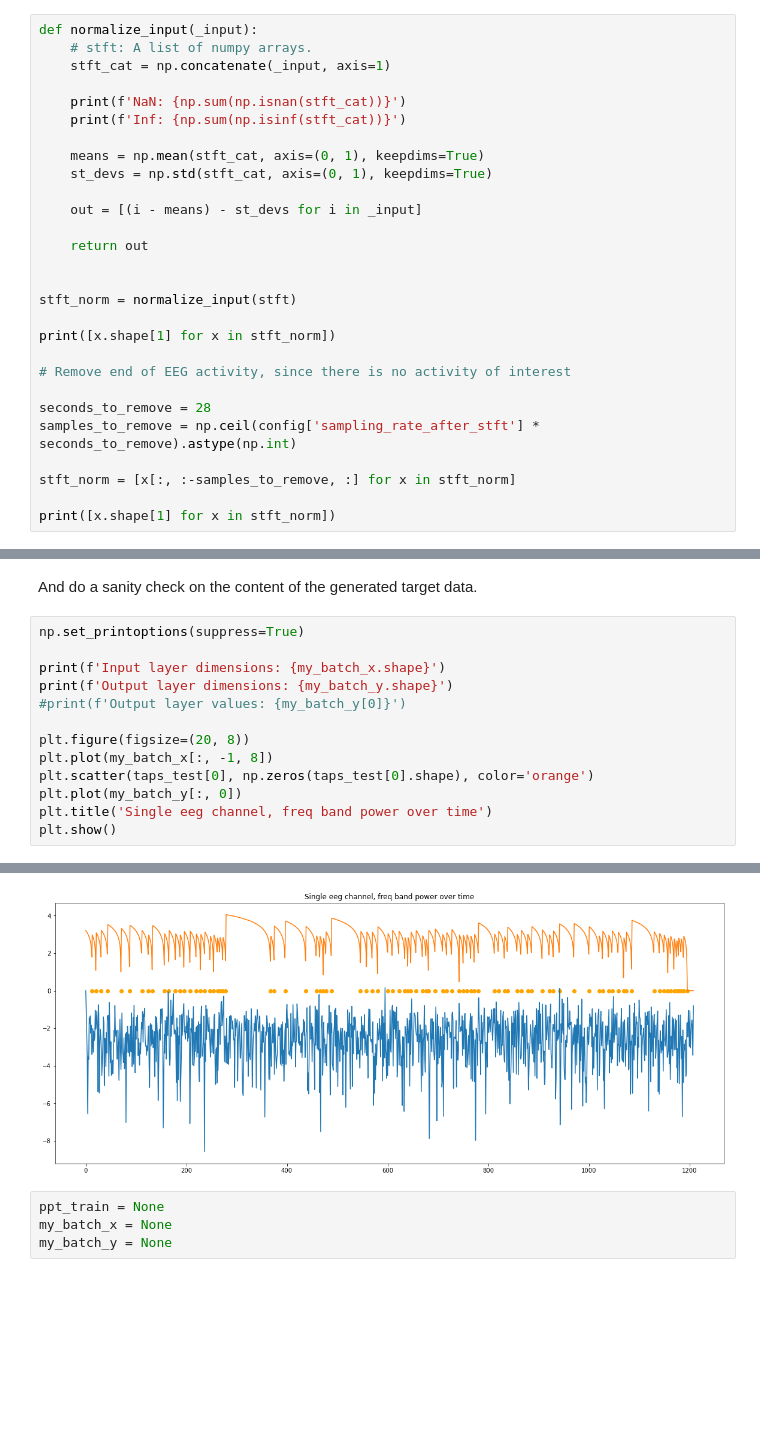
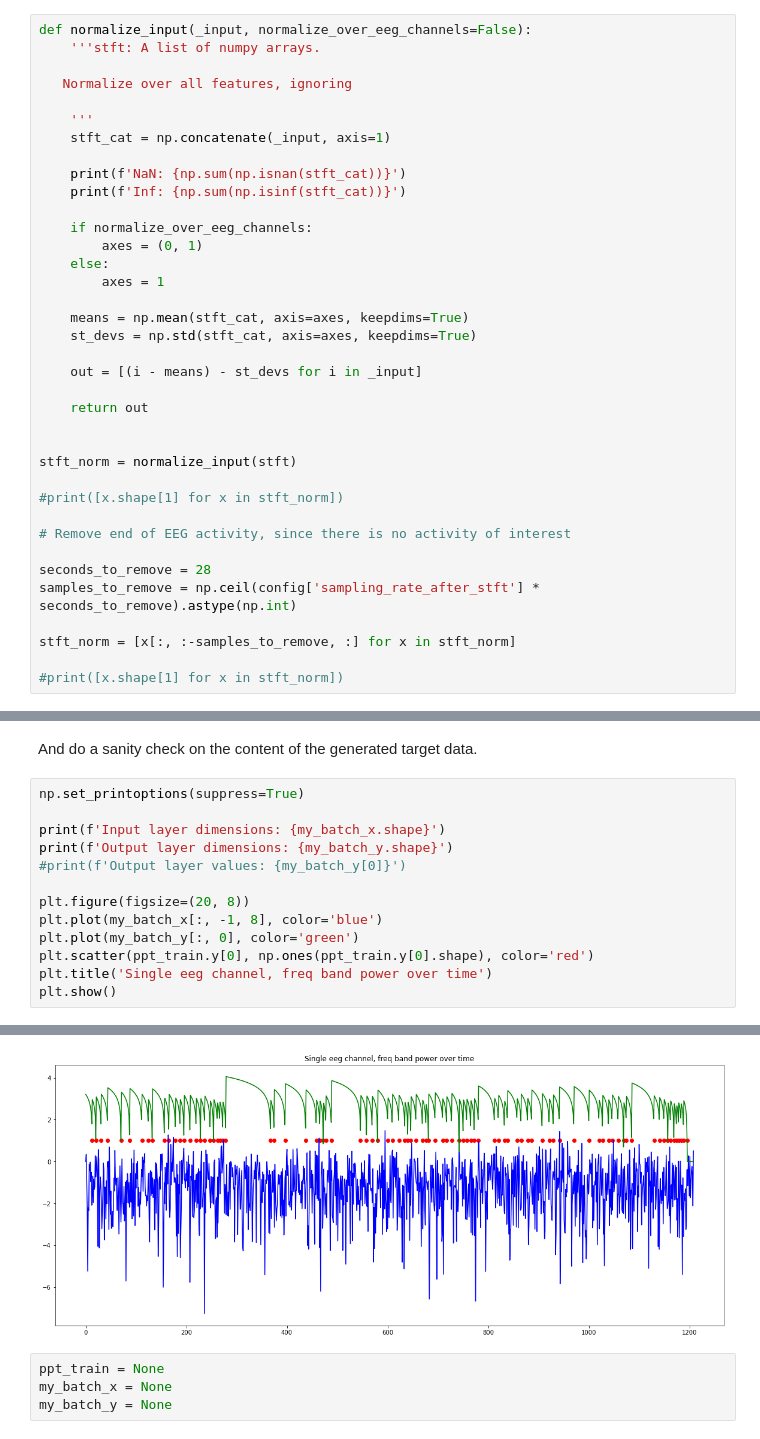
Before and after one commit to luka-ve/movement_prediction, a Jupyter notebook: Python/LSTM_movement_prediction.ipynb, the cells around one changed output, grey strips where cells are left out. Cells and saved outputs as stored; diff of their text form; blank space fills up the shorter version.

```diff
--- a/Python/LSTM_movement_prediction.ipynb
+++ b/Python/LSTM_movement_prediction.ipynb
@@ -99,15 +100,24 @@ Number of activity windows: 7
 # %% [markdown]
 Remove all activity windows that are shorter than 10 * a single window length.
 # %%
-def normalize_input(_input):
-    # stft: A list of numpy arrays.
+def normalize_input(_input, normalize_over_eeg_channels=False):
+    '''stft: A list of numpy arrays.
+
+   Normalize over all features, ignoring
+
+    '''
     stft_cat = np.concatenate(_input, axis=1)
 
     print(f'NaN: {np.sum(np.isnan(stft_cat))}')
     print(f'Inf: {np.sum(np.isinf(stft_cat))}')
 
-    means = np.mean(stft_cat, axis=(0, 1), keepdims=True)
-    st_devs = np.std(stft_cat, axis=(0, 1), keepdims=True)
+    if normalize_over_eeg_channels:
+        axes = (0, 1)
+    else:
+        axes = 1
+
+    means = np.mean(stft_cat, axis=axes, keepdims=True)
+    st_devs = np.std(stft_cat, axis=axes, keepdims=True)
 
     out = [(i - means) - st_devs for i in _input]
 
@@ -116,7 +126,7 @@ def normalize_input(_input):
 
 stft_norm = normalize_input(stft)
 
-print([x.shape[1] for x in stft_norm])
+#print([x.shape[1] for x in stft_norm])
 
 # Remove end of EEG activity, since there is no activity of interest
 
@@ -125,7 +135,7 @@ samples_to_remove = np.ceil(config['sampling_rate_after_stft'] * seconds_to_remo
 
 stft_norm = [x[:, :-samples_to_remove, :] for x in stft_norm]
 
-print([x.shape[1] for x in stft_norm])
+#print([x.shape[1] for x in stft_norm])
 # %% [output]
 NaN: 0
 Inf: 0
@@ -377,20 +402,20 @@ And do a sanity check on the content of the generated target data.
 # %%
 np.set_printoptions(suppress=True)
 
 print(f'Input layer dimensions: {my_batch_x.shape}')
 print(f'Output layer dimensions: {my_batch_y.shape}')
 #print(f'Output layer values: {my_batch_y[0]}')
 
 plt.figure(figsize=(20, 8))
-plt.plot(my_batch_x[:, -1, 8])
-plt.scatter(taps_test[0], np.zeros(taps_test[0].shape), color='orange')
-plt.plot(my_batch_y[:, 0])
+plt.plot(my_batch_x[:, -1, 8], color='blue')
+plt.plot(my_batch_y[:, 0], color='green')
+plt.scatter(ppt_train.y[0], np.ones(ppt_train.y[0].shape), color='red')
 plt.title('Single eeg channel, freq band power over time')
 plt.show()
 # %% [output]
 Input layer dimensions: (1209, 235, 704)
 Output layer dimensions: (1209, 17)
-[figure, old version]
+[figure, new version]
 # %%
 ppt_train = None
 my_batch_x = None
```
Also changed, not shown: parts of 21 cells of this notebook, 1 other file.
